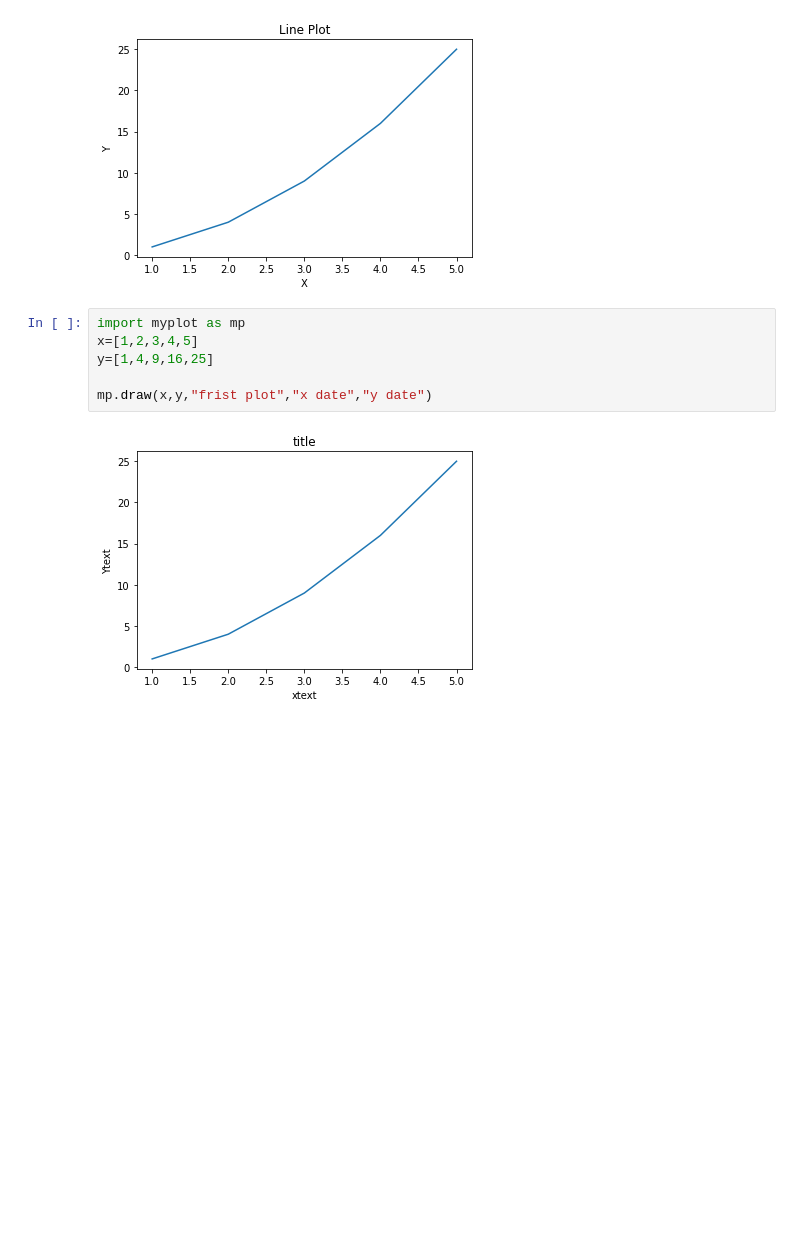
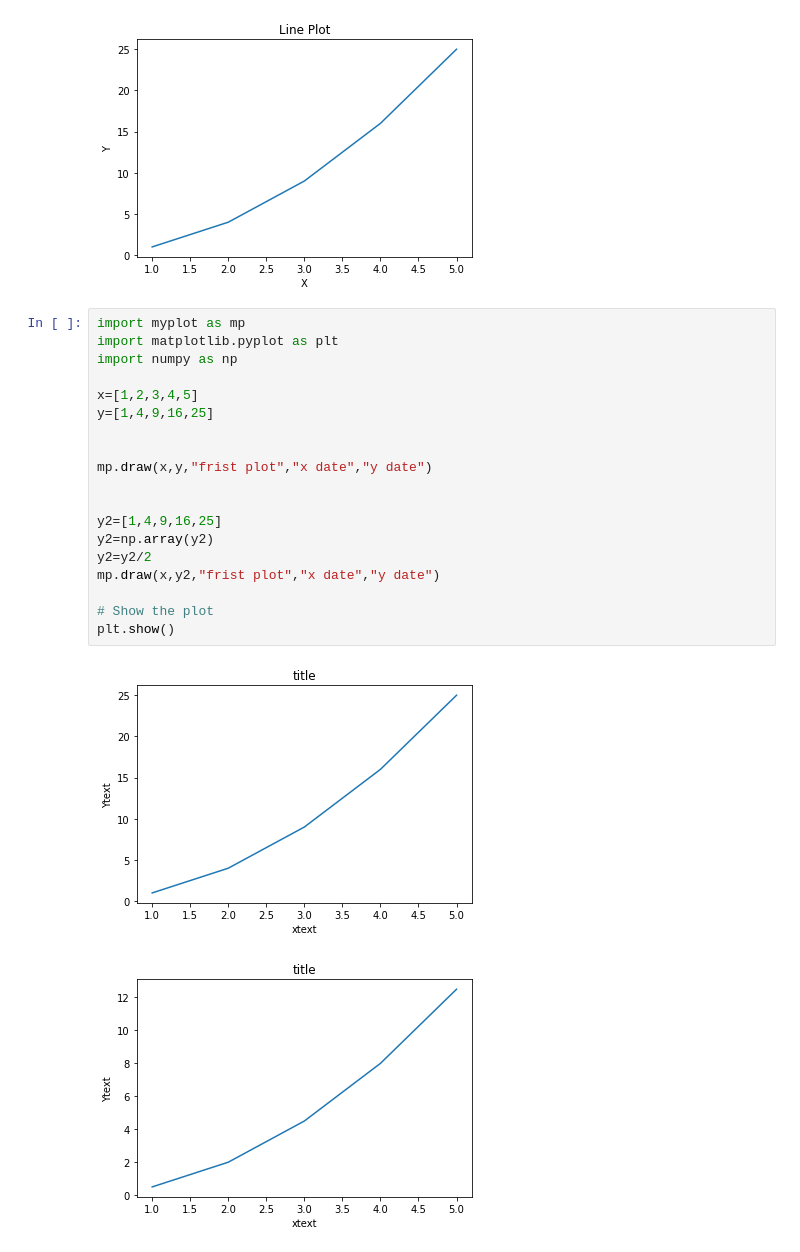
Before and after one commit to OrangeJOJO1987/test, a Jupyter notebook: myplot_test.ipynb, the cells around one changed output. Drawn from its saved outputs; the diff is of its cells as text; blank space fills up the shorter version.

```diff
--- a/myplot_test.ipynb
+++ b/myplot_test.ipynb
@@ -24,9 +24,23 @@ plt.show()
 [figure]
 # %%
 import myplot as mp
+import matplotlib.pyplot as plt
+import numpy as np
+
 x=[1,2,3,4,5]
 y=[1,4,9,16,25]
 
+
 mp.draw(x,y,"frist plot","x date","y date")
+
+
+y2=[1,4,9,16,25]
+y2=np.array(y2)
+y2=y2/2
+mp.draw(x,y2,"frist plot","x date","y date")
+
+# Show the plot
+plt.show()
 # %% [output]
 [figure]
+[figure, added]
```
